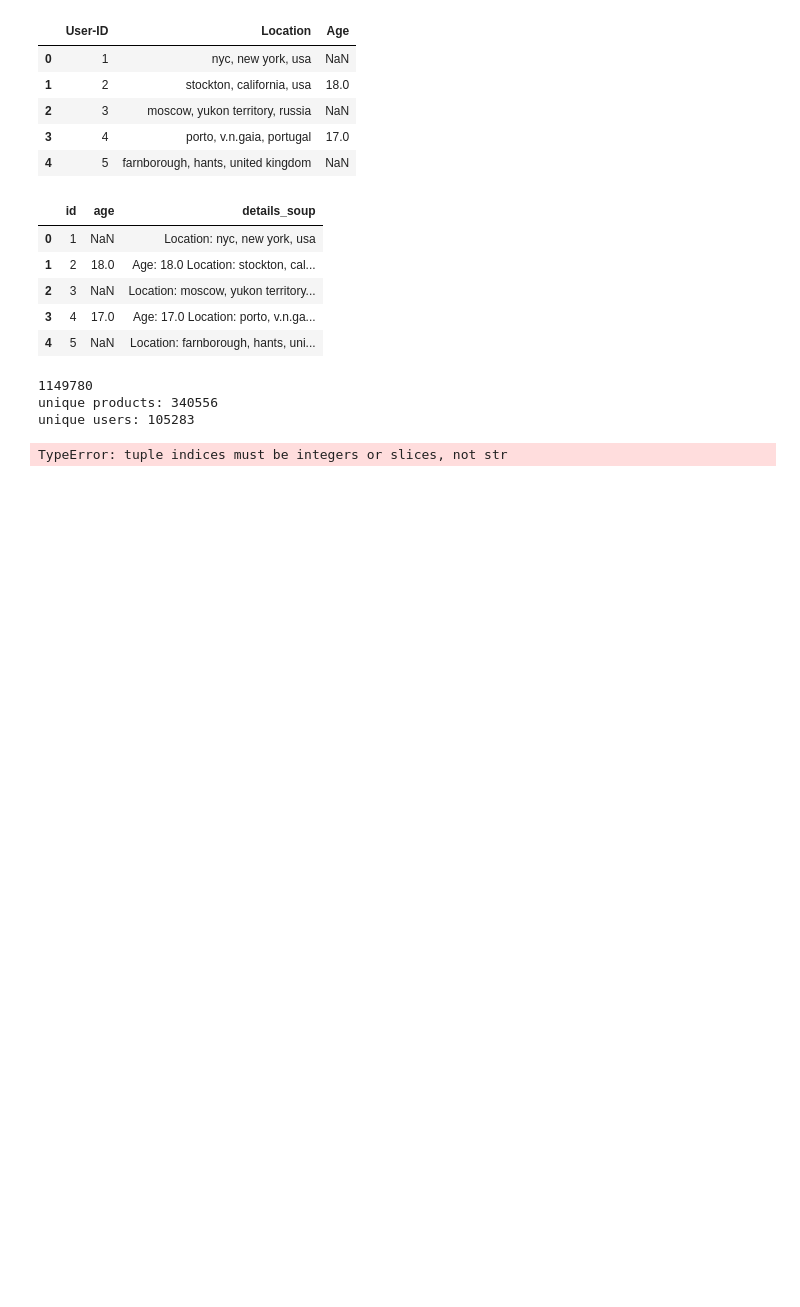
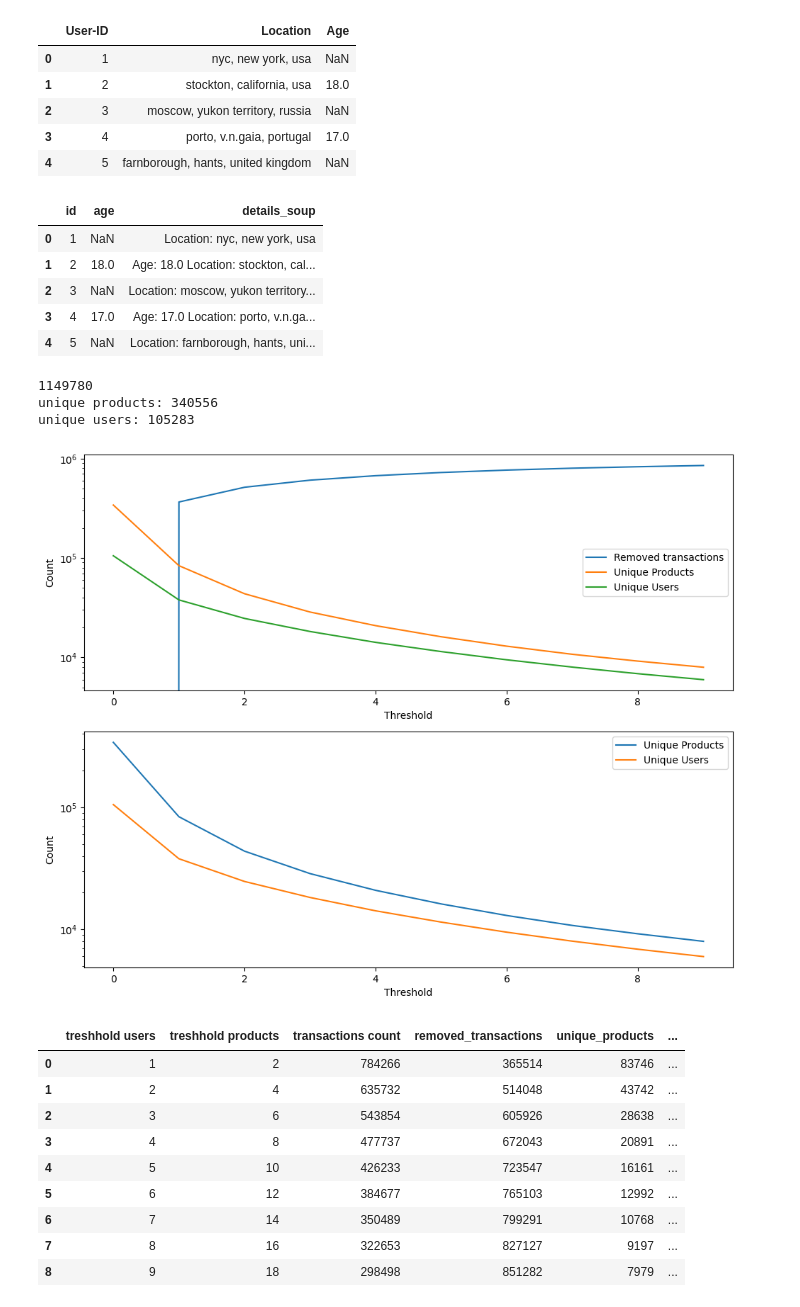
Before and after one commit to NeneWang/recommendation-systems-exploration, a Jupyter notebook: enhancement/standard_format_data_books.ipynb, the cells around one changed output. Drawn from its saved outputs; the diff is of its cells as text; code cells hidden in the pictures; blank space fills up the shorter version.

```diff
--- a/enhancement/standard_format_data_books.ipynb
+++ b/enhancement/standard_format_data_books.ipynb
@@ -210,8 +211,7 @@ transactions = transactions_products
 unique products: 340556
 unique users: 105283
 # %%
-# Lets keep it at 30 as a treshhold.
-import pprint
+
 
 def get_guaranteed_features(dataframe):
     # where features are guaranteed not  benull
@@ -246,26 +246,28 @@ def clean_with_treshhold(user_treshhold, product_treshold, original_transactions
         print("Unique users: ", len(transactions["user_id"].unique()))
 
     # Products
-    products = products[products["id"].isin(transactions["product_id"].unique())]
+    products = products[products["product_id"].isin(transactions["product_id"].unique())]
 
 
     # Save.
     if save_as_append != "":
         # sort products by times they appear at transactions
         # Count the times each product appears in transactions
+        unique_name = f"{save_as_append}_v{VERSION}_t{user_treshhold}_p{product_treshold}"
+
         product_counts = transactions["product_id"].value_counts()
 
         # Create a new dataframe with products sorted by count
         sorted_products = product_counts.reset_index()
-        sorted_products.columns = ['id', 'count']
+        sorted_products.columns = ['product_id', 'count']
         # Merge this with the original products dataframe to keep the order
-        products_books = products.merge(sorted_products, on='id', how='left').sort_values(by='count', ascending=False)
-        products_books.to_csv(f"../{OUTPUT}/products{save_as_append}.csv", index=False)
+        products_books = products.merge(sorted_products, on='product_id', how='left').sort_values(by='count', ascending=False)
+        products_books['id'] = products_books['product_id']
+        products_books.to_csv(f"../{OUTPUT}/products{unique_name}.csv", index=False)
 
         transactions_books = transactions.copy()
-        transactions_books.to_csv(f"../{OUTPUT}/transactions{save_as_append}.csv", index=False)
+        transactions_books.to_csv(f"../{OUTPUT}/transactions{unique_name}.csv", index=False)
 
-        unique_name = f"{save_as_append}_v{VERSION}_t{user_treshhold}_p{product_treshold}"
         product_features = get_guaranteed_features(products_books)
         transaction_features = get_guaranteed_features(transactions_books)
 
@@ -275,6 +277,10 @@ def clean_with_treshhold(user_treshhold, product_treshold, original_transactions
             "transactions_filepath": f"{OUTPUT}/transactions{unique_name}.csv",
             "product_features": product_features,
             "transaction_features": transaction_features,
+            "product_count": len(products_books),
+            "product_unique_count": len(products_books["product_id"].unique()),
+
+            "transaction_count": len(transactions_books),
             "version": VERSION,
             "unique_name": unique_name
         }
@@ -285,6 +291,8 @@ def clean_with_treshhold(user_treshhold, product_treshold, original_transactions
             users_features = get_guaranteed_features(users)
             results_dict["user_filepath"] = f"{OUTPUT}/users{unique_name}.csv"
             results_dict["user_features"] = users_features
+            results_dict["user_count"] = len(users)
+
 
 
 
@@ -301,7 +309,7 @@ array_counts = []
 MULTIPLIER_BOOKS = 2
 for i in range(1, 10, 1):
     # user_treshhold, product_treshold, original_transactions, products, save_as_append=""):
-    transactions = clean_with_treshhold(i, i*MULTIPLIER_BOOKS, transactions_products, products_books)
+    transactions, _ = clean_with_treshhold(i, i*MULTIPLIER_BOOKS, transactions_products, products_books)
     # print(i, len(transactions_books) - len(transactions))
     removed_transactions.append(len(transactions_products) - len(transactions))
     unique_books.append(len(transactions["product_id"].unique()))
@@ -315,32 +323,42 @@ fig, (ax1, ax2) = plt.subplots(2, 1, figsize=(10, 8))
 # Plot the removed transactions, unique books, and unique users on the first subplot
 ax1.plot(removed_transactions)
 ax1.plot(unique_books)
 ax1.plot(unique_products)
 
 # Plot a closer look at unique books and unique users on the second subplot
 ax2.plot(unique_books)
 ax2.plot(unique_products)
 
 # Set labels and legend
 ax1.legend(["Removed transactions", "Unique Products", "Unique Users"])
 ax1.set_xlabel("Threshold")
 ax1.set_ylabel("Count")
 
 ax2.legend(["Unique Products", "Unique Users"])
 ax2.set_xlabel("Threshold")
 ax2.set_ylabel("Count")
 
 
 # Set y-axis to logarithmic scale
 ax1.set_yscale('log')
 ax2.set_yscale('log')
 
 plt.tight_layout()
 plt.show()
 
 # show dataframe.
 df_counts = pd.DataFrame(array_counts)
 df_counts.head(10)
 # %% [output]
-TypeError: tuple indices must be integers or slices, not str
+[figure, added]
+|  | treshhold users | treshhold products | transactions count | removed_transactions | unique_products | ... |
+| 0 | 1 | 2 | 784266 | 365514 | 83746 | ... |
+| 1 | 2 | 4 | 635732 | 514048 | 43742 | ... |
+| 2 | 3 | 6 | 543854 | 605926 | 28638 | ... |
+| 3 | 4 | 8 | 477737 | 672043 | 20891 | ... |
+| 4 | 5 | 10 | 426233 | 723547 | 16161 | ... |
+| 5 | 6 | 12 | 384677 | 765103 | 12992 | ... |
+| 6 | 7 | 14 | 350489 | 799291 | 10768 | ... |
+| 7 | 8 | 16 | 322653 | 827127 | 9197 | ... |
+| 8 | 9 | 18 | 298498 | 851282 | 7979 | ... |
 # %%
```
Also changed, not shown: parts of 3 cells of this notebook, 4 other files.
